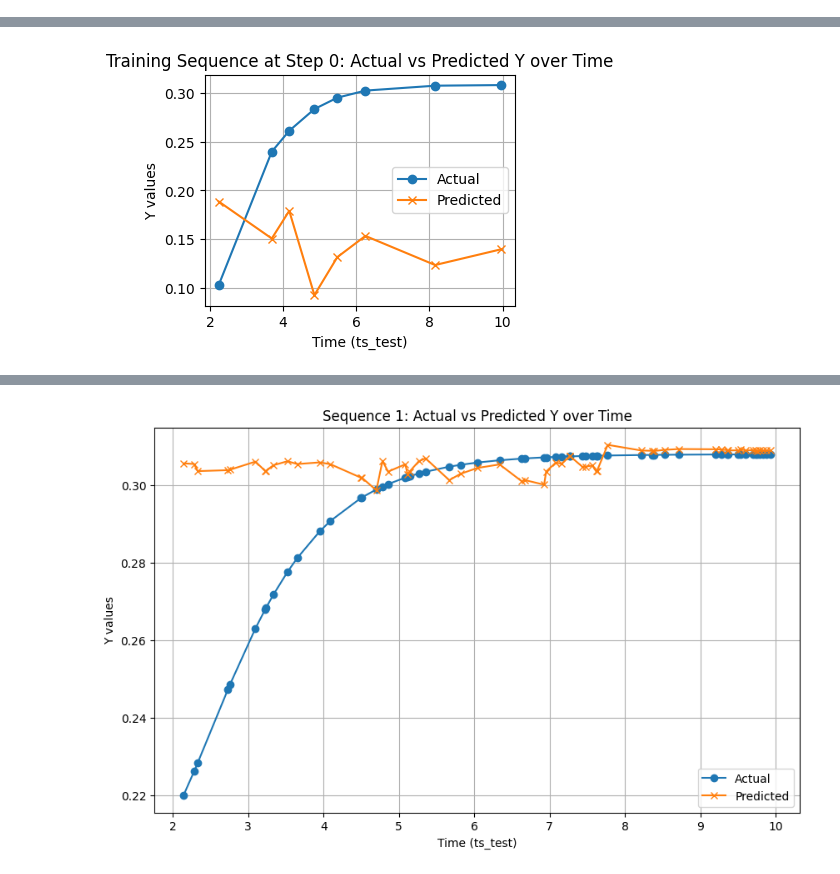
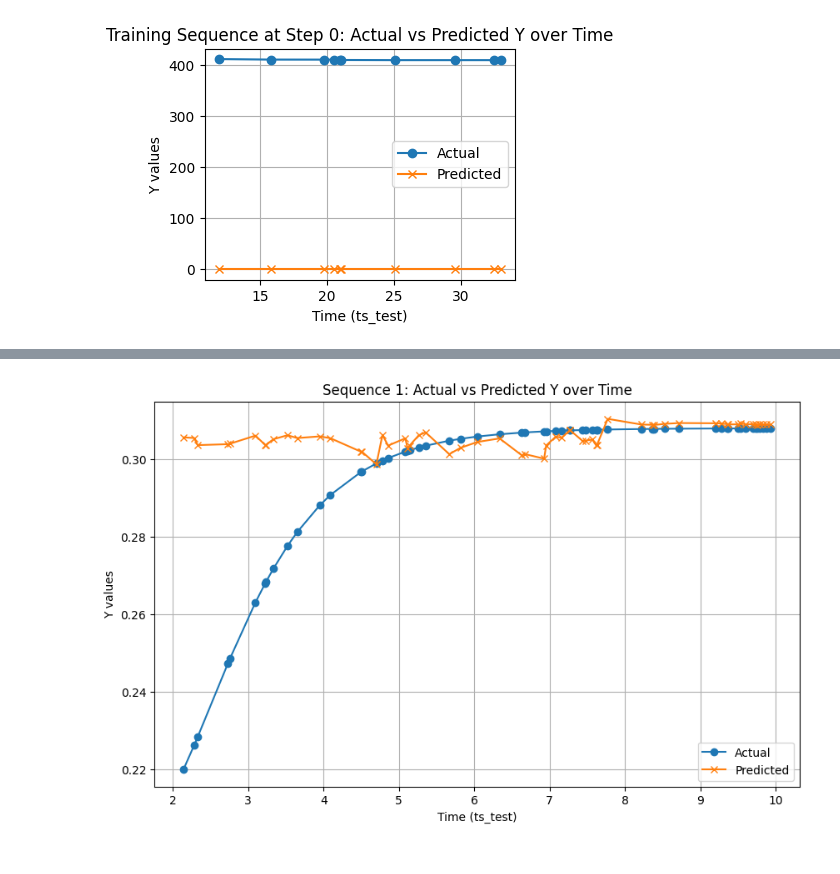
Before and after one commit to Sondringsen/ProjectThesis, a Jupyter notebook: notebooks/v3.ipynb, the cells around one changed output, grey strips where cells are left out. Saved outputs shown, nothing was run; the diff lists cells and outputs as text; code cells hidden in the pictures.

Commit message:
collected data and modified model to NCDE

```diff
--- a/notebooks/v3.ipynb
+++ b/notebooks/v3.ipynb
@@ -218,5 +131,5 @@ class NeuralODEModel(eqx.Module):
 # %%
-def train(model, train_data, optimizer, steps, batch_size, seq_length, eval_point_ratio, patience=500, plot_every=500):
+def train(model, train_data, optimizer, steps, batch_size, seq_length, eval_point_ratio, key, subset_size, patience=500, plot_every=500):
     opt_state = optimizer.init(eqx.filter(model, eqx.is_inexact_array))
     losses = []
     best_loss = float('inf')
@@ -243,17 +156,19 @@ def train(model, train_data, optimizer, steps, batch_size, seq_length, eval_poin
     print(f"Number of data points: {int(num_train_points)}")
     print("-" * 60)
 
+    # Initialize dataloader with subset_size
+    ts, xs, ts_eval, y_test = zip(*train_data)
+    arrays = (jnp.array(ts), jnp.array(xs), jnp.array(ts_eval), jnp.array(y_test))
+    data_gen = dataloader(arrays, batch_size, subset_size=subset_size, key=key)
+
     for step in range(steps):
         start_time = time.time()
 
-        for idx in range(0, len(train_data), batch_size):
-            batch = train_data[idx:idx + batch_size]
-            ts_batch = jnp.stack([data[0] for data in batch])
-            xs_batch = jnp.stack([data[1] for data in batch])
-            ts_test_batch = jnp.stack([data[2] for data in batch])
-            y_true_batch = jnp.stack([data[3] for data in batch])
+        # Get the next batch from the dataloader
+        ts_batch, xs_batch, ts_test_batch, y_true_batch = next(data_gen)
 
-            loss_value, model, opt_state = make_step(model, opt_state, ts_batch, xs_batch, ts_test_batch, y_true_batch)
+        # Perform a training step
+        loss_value, model, opt_state = make_step(model, opt_state, ts_batch, xs_batch, ts_test_batch, y_true_batch)
         losses.append(loss_value)
 
         step_time = time.time() - start_time
@@ -275,7 +190,7 @@ def train(model, train_data, optimizer, steps, batch_size, seq_length, eval_poin
                 print(f"Step {step}, Loss: {loss_value:.4f}, Best Loss: {best_loss:.4f}, Estimated Time Remaining: {estimated_time_remaining / 60:.2f} minutes")
 
         if step % plot_every == 0:
-            _, subkey = jr.split(key())
+            _, subkey = jr.split(key)
             random_index = jr.randint(subkey, (1,), 0, batch_size).item()
             plt.figure(figsize=(4, 3))
             plt.plot(ts_test_batch[random_index], y_true_batch[random_index], label='Actual', marker='o')
@@ -304,35 +219,63 @@ def train(model, train_data, optimizer, steps, batch_size, seq_length, eval_poin
 
     return best_model
 # %%
-batch_size = 32
+
+batch_size = 8
+subset_size = 128
 train_steps = 2000
-x_size = 3
+x_size = 2
 eta = 5e-3
-num_train_seq = 512
-train_seq_len = 32
-train_test_ratio = 0.25 #note: This is the ratio of ys to (xs + ys) in the training set, not the train-test split ratio
+num_train_seq = 1000
+train_seq_len = 50
+train_test_ratio = 0.2
 func_mlp_width = 4
 func_mlp_depth = 2
-latent_size = 2
-pred_mlp_width = 4
-pred_mlp_depth = 2
+latent_size = 10
 num_test_seq = 5
 test_seq_len = 200
 test_test_ratio = 0.3
 train_patience = 200
 plot_every = 100
 
-mlp = eqx.nn.MLP(in_size=latent_size, out_size=latent_size, width_size=func_mlp_width, depth=func_mlp_depth, key=key())
+mlp = eqx.nn.MLP(
+    in_size=latent_size,
+    out_size=latent_size,
+    width_size=func_mlp_width,
+    depth=func_mlp_depth,
+    key=key()
+)
+
 func = Func(mlp=mlp)
 
-rnn_cell = eqx.nn.GRUCell(input_size=latent_size, hidden_size=latent_size, key=key())
-latent_to_y = eqx.nn.MLP(in_size=latent_size, out_size=1, width_size=pred_mlp_width, depth=pred_mlp_depth, key=key())
-
-model = NeuralODEModel(func=func, rnn_cell=rnn_cell, latent_to_y=latent_to_y, latent_size=latent_size, x_size=x_size)
+model = NeuralCDE(
+    func=func,
+    hidden_size=latent_size,
+    width_size=func_mlp_width,
+    depth=func_mlp_depth,
+    data_size=x_size + 1,
+    key=key()
+)
 
 optimizer = optax.adam(learning_rate=eta)
 
-train_data = get_data(num_sequences=num_train_seq, sequence_length=train_seq_len, test_ratio=train_test_ratio, key=key(), x_size = x_size)
-trained_model = train(model, train_data, optimizer, steps=train_steps, batch_size=batch_size, seq_length=train_seq_len, eval_point_ratio = train_test_ratio, patience = train_patience, plot_every=plot_every)
+train_data = get_data(
+    ticker="MSFT",
+    day="2024-09-03",
+    processed_folder="../data/processed/"
+)
+
+trained_model = train(
+    model,
+    train_data,
+    optimizer,
+    steps=train_steps,
+    batch_size=batch_size,
+    seq_length=train_seq_len,
+    eval_point_ratio=train_test_ratio,
+    key=key(),
+    subset_size=subset_size,
+    patience=train_patience,
+    plot_every=plot_every
+)
 # %% [output]
 ------------------------------------------------------------
@@ -341,0 +286 @@ Number of data points: 4096
+[figure, new version]
@@ -348 +290,0 @@ Step 0, Loss: 0.0266, Best Loss: 0.0266, Estimated Time Remaining: --
-[figure, old version]
```
Also changed, not shown: parts of 10 cells of this notebook, 11 other files.
